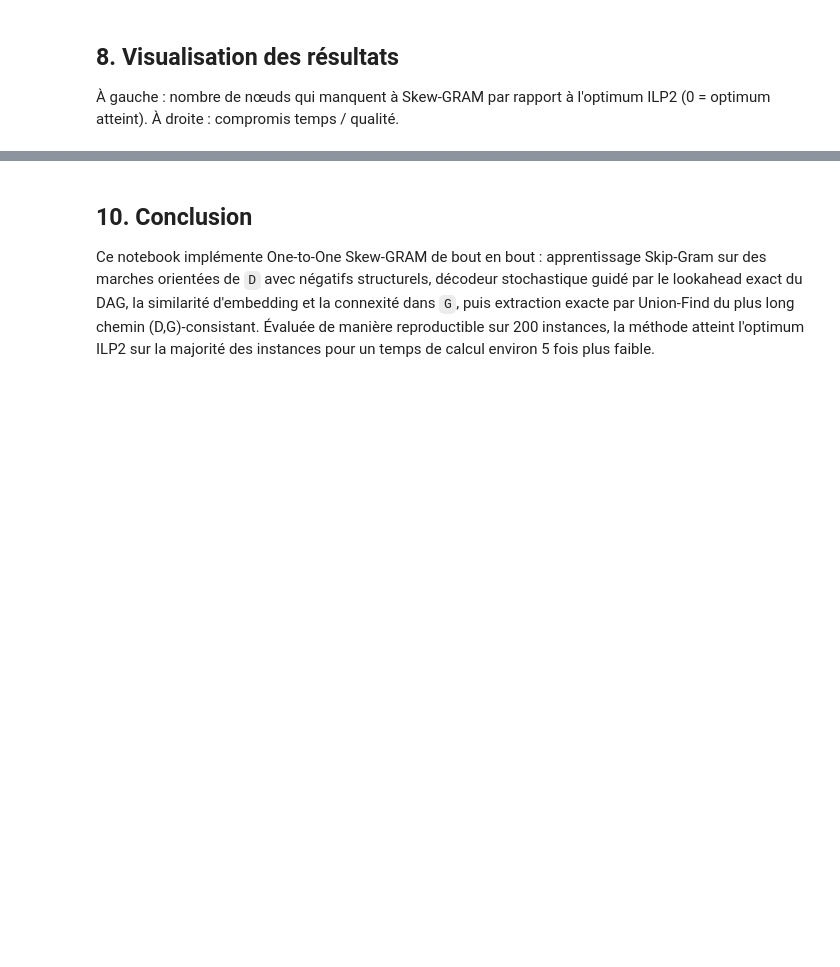
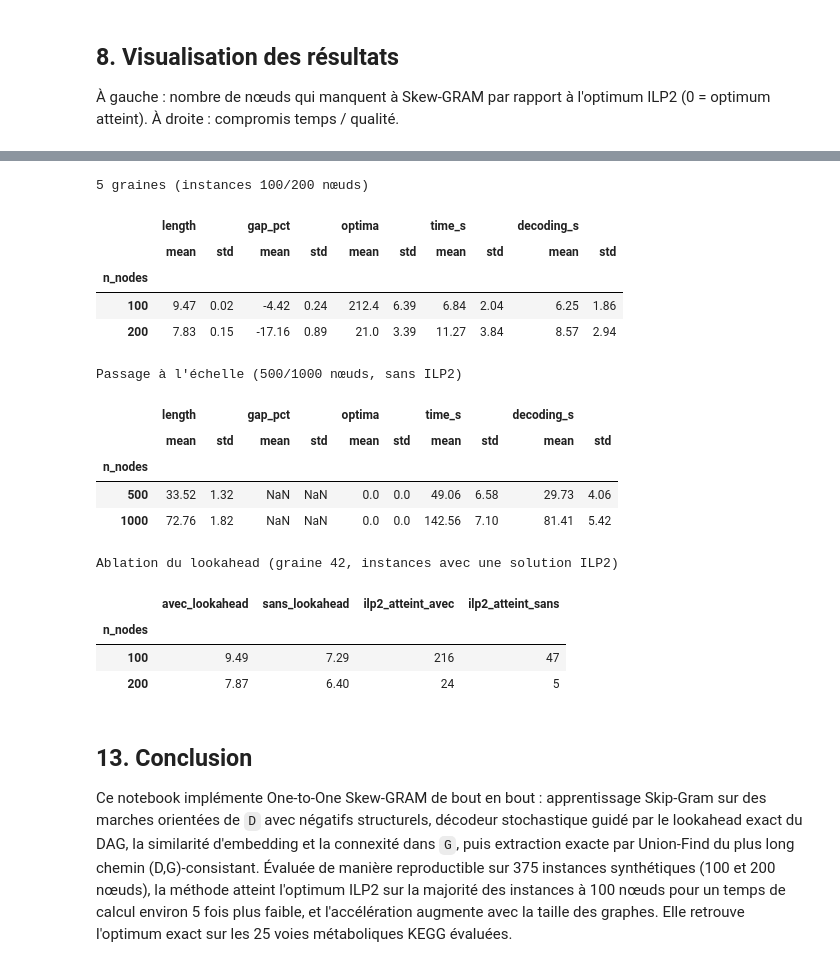
Before and after one commit to AymanMady/One-to-One-SkewGRAM, a Jupyter notebook: one_to_one_skewgram.ipynb, the cells around one changed output, grey strips where cells are left out. Drawn from its saved outputs; the diff is of its cells as text; code cells hidden in the pictures; blank space fills up the shorter version.

```diff
--- a/one_to_one_skewgram.ipynb
+++ b/one_to_one_skewgram.ipynb
@@ -642,4 +716,55 @@ Résultats sauvegardés    : results/biological_results.csv
+# %%
+def summarize_runs(path):
+    runs = pd.read_csv(path)
+    runs["gap_pct"] = 100 * (runs["skewgram_length"] - runs["ilp2_length"]) / runs["ilp2_length"]
+    runs["optimum"] = runs["skewgram_length"] >= runs["ilp2_length"]  # longueur ILP2 atteinte (ou dépassée)
+    per_seed = runs.groupby(["n_nodes", "seed"]).agg(
+        length=("skewgram_length", "mean"), gap_pct=("gap_pct", "mean"), optima=("optimum", "sum"),
+        time_s=("skewgram_time_s", "mean"), decoding_s=("time_decoding_s", "mean"))
+    # moyenne et écart-type entre graines des moyennes par graine
+    return per_seed.groupby("n_nodes").agg(["mean", "std"]).round(2)
+# %%
+extra = {
+    "5 graines (instances 100/200 nœuds)": "multiseed_results.csv",
+    "Passage à l'échelle (500/1000 nœuds, sans ILP2)": "scaling_results.csv",
+}
+for title, name in extra.items():
+    path = os.path.join(RESULTS_DIR, name)
+    if os.path.isfile(path):
+        print(title)
+        display(summarize_runs(path))
+
+abl_path = os.path.join(RESULTS_DIR, "ablation_results.csv")
+multi_path = os.path.join(RESULTS_DIR, "multiseed_results.csv")
+if os.path.isfile(abl_path) and os.path.isfile(multi_path):
+    full = pd.read_csv(multi_path).query("seed == @SEED").set_index("instance")
+    abl = pd.read_csv(abl_path).set_index("instance").query("ilp2_status == 'found'")
+    abl["full_length"] = full.loc[abl.index, "skewgram_length"]
+    # « ILP2 atteint » = longueur >= ILP2 : la solution ILP2 de 200_68 n'est pas optimale (Skew-GRAM trouve 10 > 7)
+    print("Ablation du lookahead (graine 42, instances avec une solution ILP2)")
+    display(abl.groupby("n_nodes").agg(
+        avec_lookahead=("full_length", "mean"), sans_lookahead=("skewgram_length", "mean"),
+        ilp2_atteint_avec=("full_length", lambda s: int((s >= abl.loc[s.index, "ilp2_length"]).sum())),
+        ilp2_atteint_sans=("skewgram_length", lambda s: int((s >= abl.loc[s.index, "ilp2_length"]).sum()))).round(2))
+# %% [output]
+5 graines (instances 100/200 nœuds)
+|  | length |  | gap_pct |  | optima |  | time_s |  | decoding_s |  |
+|  | mean | std | mean | std | mean | std | mean | std | mean | std |
+| n_nodes |  |  |  |  |  |  |  |  |  |  |
+| 100 | 9.47 | 0.02 | -4.42 | 0.24 | 212.4 | 6.39 | 6.84 | 2.04 | 6.25 | 1.86 |
+| 200 | 7.83 | 0.15 | -17.16 | 0.89 | 21.0 | 3.39 | 11.27 | 3.84 | 8.57 | 2.94 |
+Passage à l'échelle (500/1000 nœuds, sans ILP2)
+|  | length |  | gap_pct |  | optima |  | time_s |  | decoding_s |  |
+|  | mean | std | mean | std | mean | std | mean | std | mean | std |
+| n_nodes |  |  |  |  |  |  |  |  |  |  |
+| 500 | 33.52 | 1.32 | NaN | NaN | 0.0 | 0.0 | 49.06 | 6.58 | 29.73 | 4.06 |
+| 1000 | 72.76 | 1.82 | NaN | NaN | 0.0 | 0.0 | 142.56 | 7.10 | 81.41 | 5.42 |
+Ablation du lookahead (graine 42, instances avec une solution ILP2)
+|  | avec_lookahead | sans_lookahead | ilp2_atteint_avec | ilp2_atteint_sans |
+| n_nodes |  |  |  |  |
+| 100 | 9.49 | 7.29 | 216 | 47 |
+| 200 | 7.87 | 6.40 | 24 | 5 |
 # %% [markdown]
-## 10. Conclusion
+## 13. Conclusion
 
-Ce notebook implémente One-to-One Skew-GRAM de bout en bout : apprentissage Skip-Gram sur des marches orientées de `D` avec négatifs structurels, décodeur stochastique guidé par le lookahead exact du DAG, la similarité d'embedding et la connexité dans `G`, puis extraction exacte par Union-Find du plus long chemin (D,G)-consistant. Évaluée de manière reproductible sur 200 instances, la méthode atteint l'optimum ILP2 sur la majorité des instances pour un temps de calcul environ 5 fois plus faible.
+Ce notebook implémente One-to-One Skew-GRAM de bout en bout : apprentissage Skip-Gram sur des marches orientées de `D` avec négatifs structurels, décodeur stochastique guidé par le lookahead exact du DAG, la similarité d'embedding et la connexité dans `G`, puis extraction exacte par Union-Find du plus long chemin (D,G)-consistant. Évaluée de manière reproductible sur 375 instances synthétiques (100 et 200 nœuds), la méthode atteint l'optimum ILP2 sur la majorité des instances à 100 nœuds pour un temps de calcul environ 5 fois plus faible, et l'accélération augmente avec la taille des graphes. Elle retrouve l'optimum exact sur les 25 voies métaboliques KEGG évaluées.
```
Also changed, not shown: parts of 12 cells of this notebook, 49 other files.
